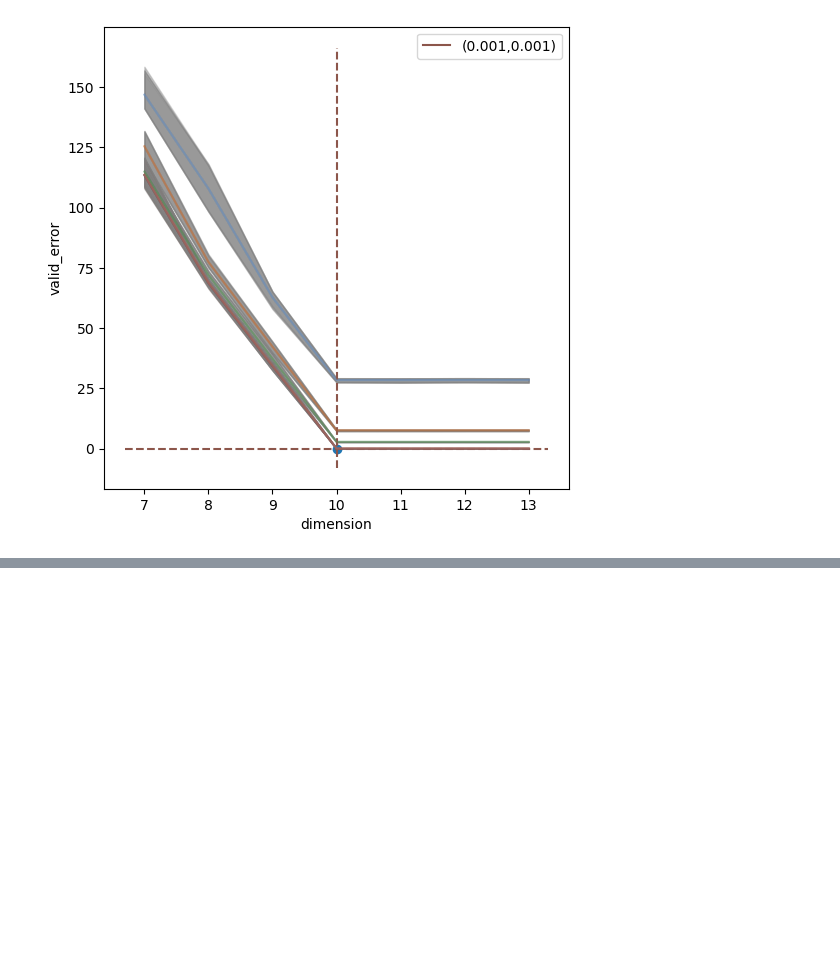
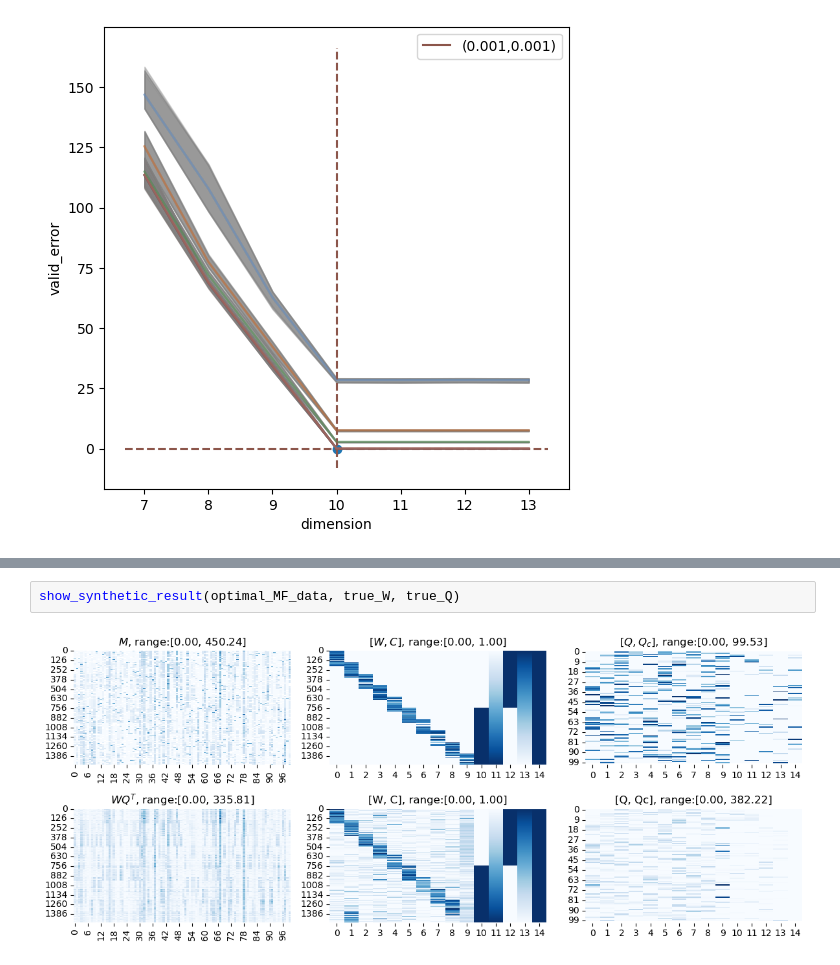
Before and after one commit to jefferykclam/ICQF, a Jupyter notebook: demonstration.ipynb, the cells around one changed output, grey strips where cells are left out. Drawn from its saved outputs; the diff is of its cells as text; blank space fills up the shorter version.

```diff
--- a/demonstration.ipynb
+++ b/demonstration.ipynb
@@ -151,0 +198,4 @@ dimension detection range: 7 - 13
+# %%
+show_synthetic_result(optimal_MF_data, true_W, true_Q)
+# %% [output]
+[figure, added]
```
Also changed, not shown: parts of 13 cells of this notebook, 1 other file.
